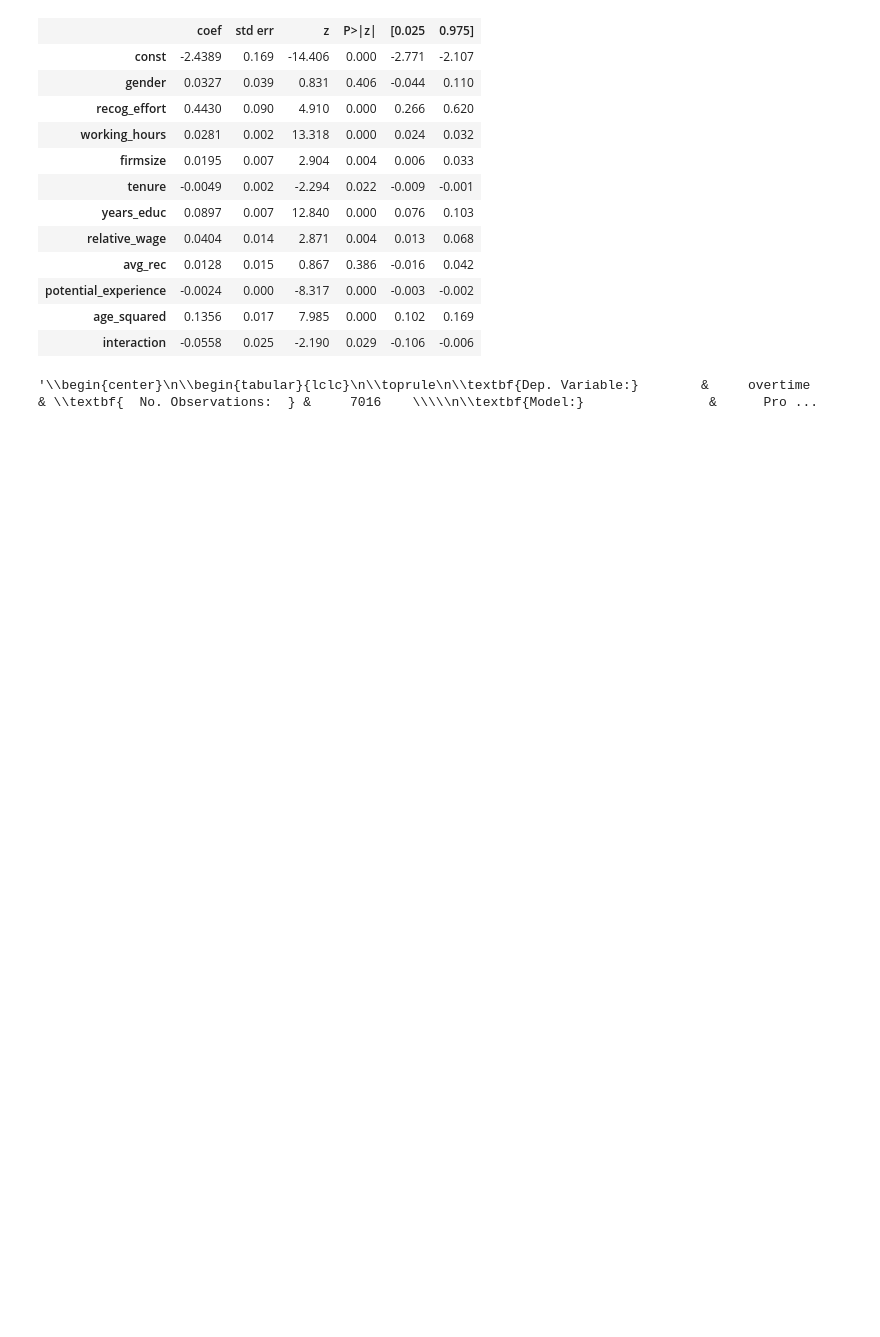
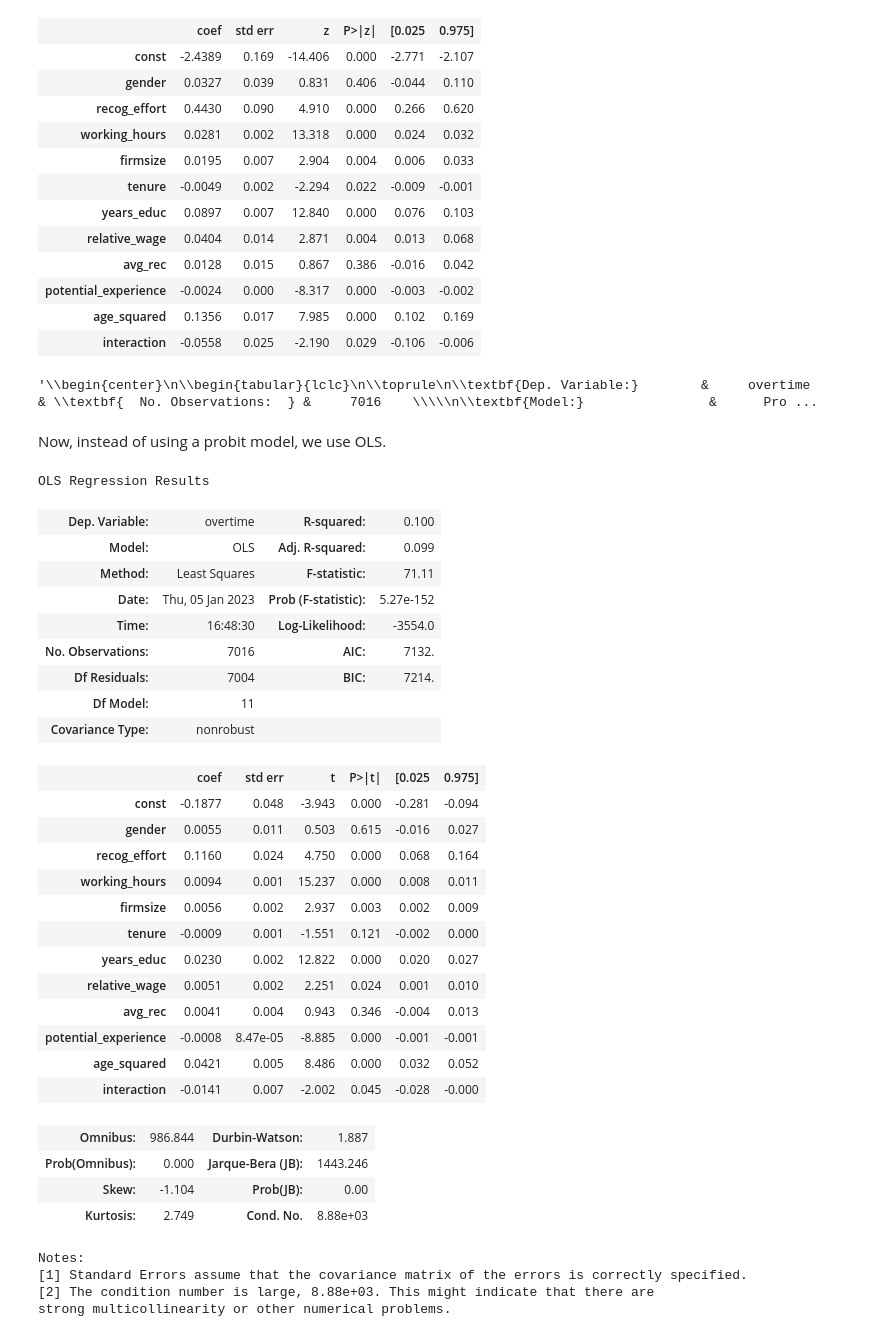
Before and after one commit to maxxxbb/ResearchModule, a Jupyter notebook: src/data_management/regression_effort.ipynb, the cells around one changed output. Drawn from its saved outputs; the diff is of its cells as text; code cells hidden in the pictures; blank space fills up the shorter version.

```diff
--- a/src/data_management/regression_effort.ipynb
+++ b/src/data_management/regression_effort.ipynb
@@ -332,3 +332,47 @@ latex_output = probit_model.summary().as_latex()
 latex_output
 # %% [output]
 '\\begin{center}\n\\begin{tabular}{lclc}\n\\toprule\n\\textbf{Dep. Variable:}        &     overtime     & \\textbf{  No. Observations:  } &     7016    \\\\\n\\textbf{Model:}                &      Pro ...
+# %% [markdown]
+Now, instead of using a probit model, we use OLS.
+# %%
+from statsmodels.regression.linear_model import OLS
+
+Y = df_regression["overtime"]
+X = df_regression.drop(columns=["overtime"])
+X = sm.add_constant(X)
+model = OLS(Y, X.astype(float))
+lpm_model = model.fit()
+
+lpm_model.summary()
+# %% [output]
+OLS Regression Results
+| Dep. Variable: | overtime | R-squared: | 0.100 |
+| Model: | OLS | Adj. R-squared: | 0.099 |
+| Method: | Least Squares | F-statistic: | 71.11 |
+| Date: | Thu, 05 Jan 2023 | Prob (F-statistic): | 5.27e-152 |
+| Time: | 16:48:30 | Log-Likelihood: | -3554.0 |
+| No. Observations: | 7016 | AIC: | 7132. |
+| Df Residuals: | 7004 | BIC: | 7214. |
+| Df Model: | 11 |  |  |
+| Covariance Type: | nonrobust |  |  |
+|  | coef | std err | t | P>|t| | [0.025 | 0.975] |
+| const | -0.1877 | 0.048 | -3.943 | 0.000 | -0.281 | -0.094 |
+| gender | 0.0055 | 0.011 | 0.503 | 0.615 | -0.016 | 0.027 |
+| recog_effort | 0.1160 | 0.024 | 4.750 | 0.000 | 0.068 | 0.164 |
+| working_hours | 0.0094 | 0.001 | 15.237 | 0.000 | 0.008 | 0.011 |
+| firmsize | 0.0056 | 0.002 | 2.937 | 0.003 | 0.002 | 0.009 |
+| tenure | -0.0009 | 0.001 | -1.551 | 0.121 | -0.002 | 0.000 |
+| years_educ | 0.0230 | 0.002 | 12.822 | 0.000 | 0.020 | 0.027 |
+| relative_wage | 0.0051 | 0.002 | 2.251 | 0.024 | 0.001 | 0.010 |
+| avg_rec | 0.0041 | 0.004 | 0.943 | 0.346 | -0.004 | 0.013 |
+| potential_experience | -0.0008 | 8.47e-05 | -8.885 | 0.000 | -0.001 | -0.001 |
+| age_squared | 0.0421 | 0.005 | 8.486 | 0.000 | 0.032 | 0.052 |
+| interaction | -0.0141 | 0.007 | -2.002 | 0.045 | -0.028 | -0.000 |
+| Omnibus: | 986.844 | Durbin-Watson: | 1.887 |
+| Prob(Omnibus): | 0.000 | Jarque-Bera (JB): | 1443.246 |
+| Skew: | -1.104 | Prob(JB): | 0.00 |
+| Kurtosis: | 2.749 | Cond. No. | 8.88e+03 |
+Notes:
+[1] Standard Errors assume that the covariance matrix of the errors is correctly specified.
+[2] The condition number is large, 8.88e+03. This might indicate that there are
+strong multicollinearity or other numerical problems.
```
Also changed, not shown: parts of 2 cells of this notebook, 2 other files.
